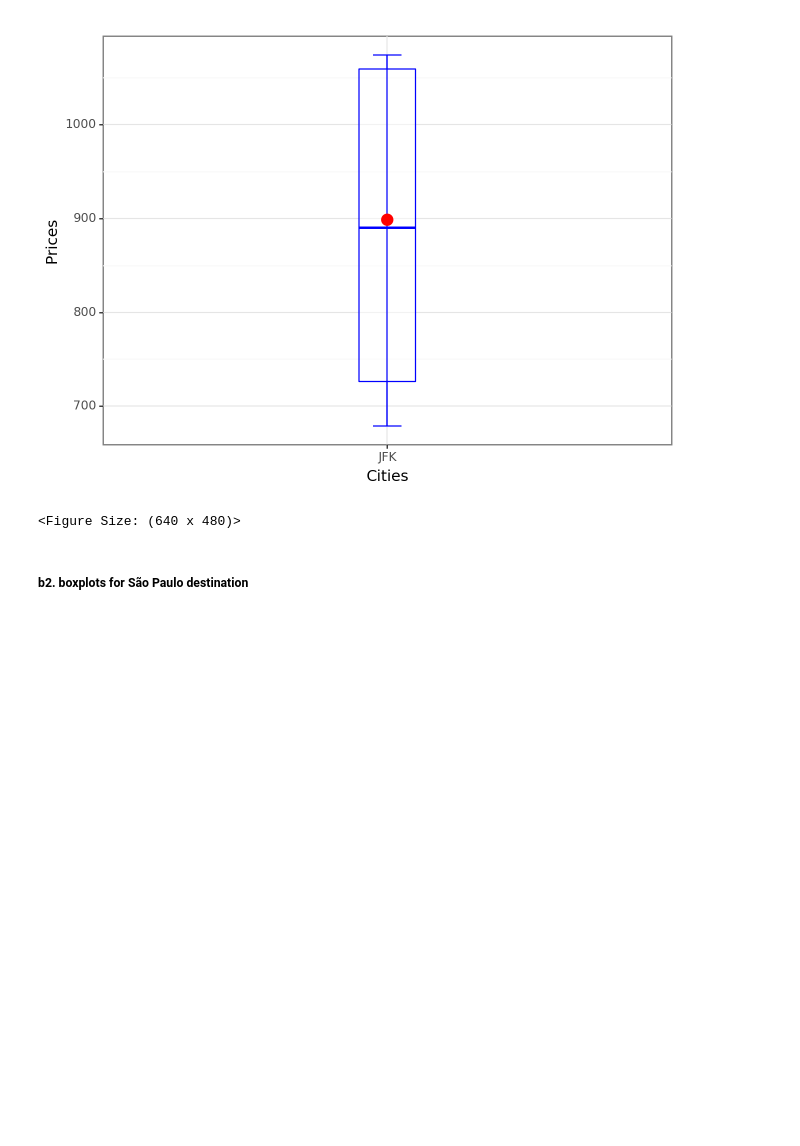
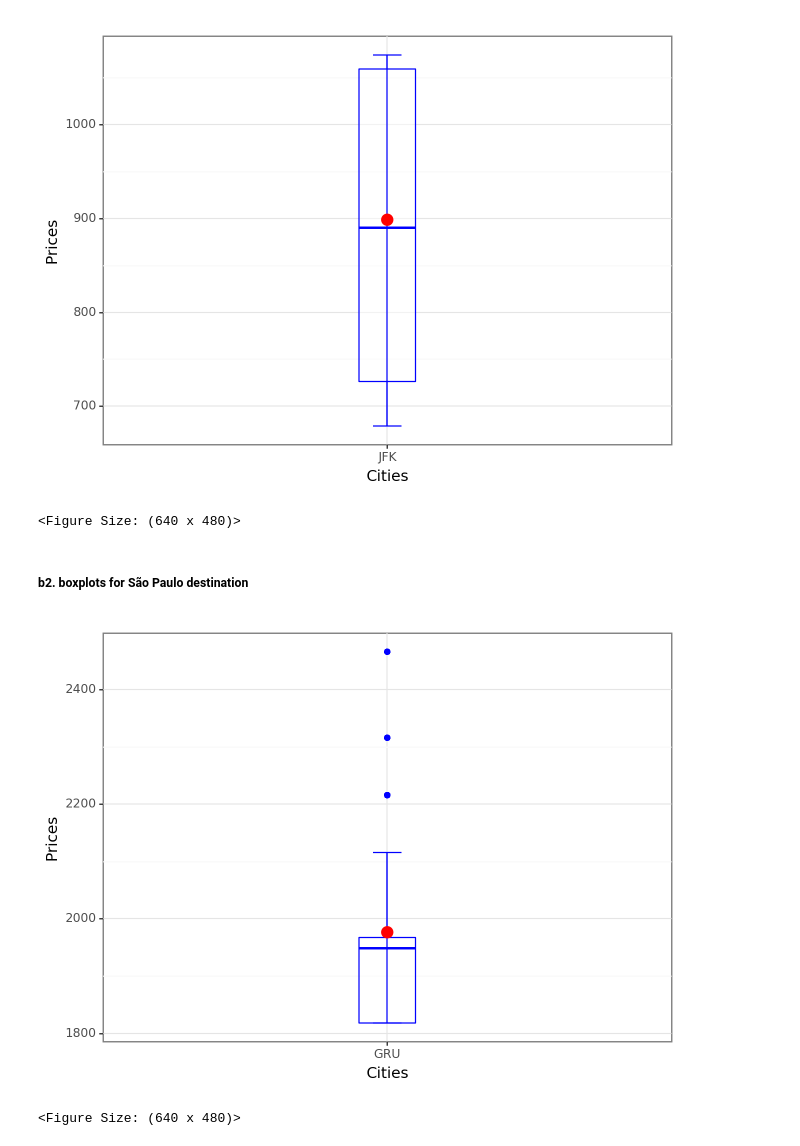
Before and after one commit to adelindonesia/project, a Jupyter notebook: second_version/data_cleaning/data_visualization2.ipynb, the cells around one changed output. Drawn from its saved outputs; the diff is of its cells as text; code cells hidden in the pictures; blank space fills up the shorter version.

Commit message:
create boxplot for São Paulo

```diff
--- a/second_version/data_cleaning/data_visualization2.ipynb
+++ b/second_version/data_cleaning/data_visualization2.ipynb
@@ -84,3 +84,19 @@ f3 + stat_summary(fun_data="mean_se", geom="point", size=4, color="red", fill="r
 <Figure Size: (640 x 480)>
 # %% [markdown]
 ##### b2. boxplots for São Paulo destination
+# %%
+f4 = (
+    ggplot(lufthansa_sao, aes(y='ticket_price', x='arr_city'))
+    + geom_boxplot(color="blue", size=0.5, width=0.1, alpha=0.5)
+    + labs(x="Cities", y="Prices")
+    + theme_bw()
+)
+f4
+
+f4 = f4 + stat_boxplot(geom = "errorbar", width = 0.05,  size = 0.5, color = 'blue')
+f4
+
+f4 + stat_summary(fun_data="mean_se", geom="point", size=4, color="red", fill="red")
+# %% [output]
+[figure, added]
+<Figure Size: (640 x 480)>
```
Also changed, not shown: parts of 1 cell of this notebook.
